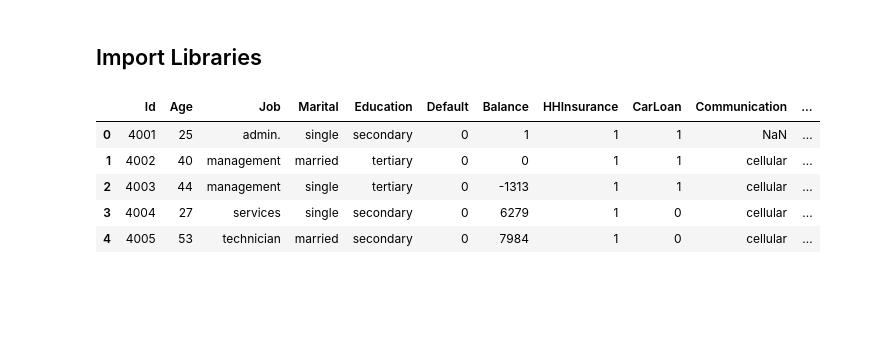
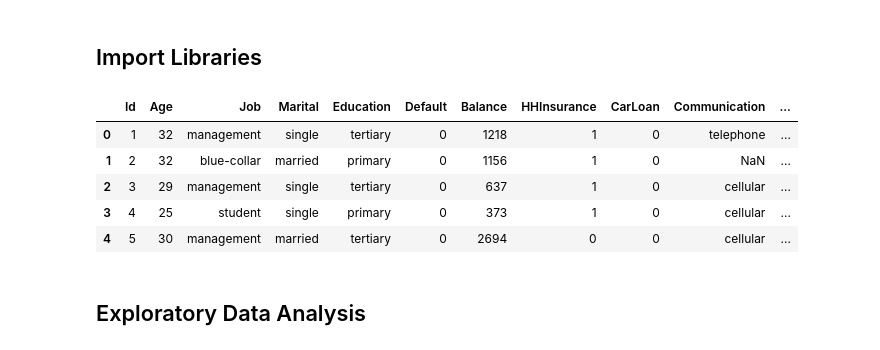
Before and after one commit to mohamed-ahshik/machine_learning, a Jupyter notebook: car_insurance_cold_call_end_to_end/eda.ipynb, the cells around one changed output. Cells and saved outputs as stored; diff of their text form; code cells hidden in the pictures; blank space fills up the shorter version.

```diff
--- a/car_insurance_cold_call_end_to_end/eda.ipynb
+++ b/car_insurance_cold_call_end_to_end/eda.ipynb
@@ -6,13 +9,15 @@ import numpy as np
 # %%
-data_path = r'C:\Users\moham\Documents\GitHub\machine_learning\car_insurance_cold_call_end_to_end\dataset\carInsurance_test.csv'
+data_path = r'C:\Users\moham\Documents\GitHub\machine_learning\car_insurance_cold_call_end_to_end\dataset\carInsurance_train.csv'
 # %%
-data = pd.read_csv(data_path)
+call_insurance_df = pd.read_csv(data_path)
 # %%
-data.head()
+call_insurance_df.head()
 # %% [output]
 |  | Id | Age | Job | Marital | Education | Default | Balance | HHInsurance | CarLoan | Communication | ... |
-| 0 | 4001 | 25 | admin. | single | secondary | 0 | 1 | 1 | 1 | NaN | ... |
-| 1 | 4002 | 40 | management | married | tertiary | 0 | 0 | 1 | 1 | cellular | ... |
-| 2 | 4003 | 44 | management | single | tertiary | 0 | -1313 | 1 | 1 | cellular | ... |
-| 3 | 4004 | 27 | services | single | secondary | 0 | 6279 | 1 | 0 | cellular | ... |
-| 4 | 4005 | 53 | technician | married | secondary | 0 | 7984 | 1 | 0 | cellular | ... |
+| 0 | 1 | 32 | management | single | tertiary | 0 | 1218 | 1 | 0 | telephone | ... |
+| 1 | 2 | 32 | blue-collar | married | primary | 0 | 1156 | 1 | 0 | NaN | ... |
+| 2 | 3 | 29 | management | single | tertiary | 0 | 637 | 1 | 0 | cellular | ... |
+| 3 | 4 | 25 | student | single | primary | 0 | 373 | 1 | 0 | cellular | ... |
+| 4 | 5 | 30 | management | married | tertiary | 0 | 2694 | 0 | 0 | cellular | ... |
+# %% [markdown]
+## Exploratory Data Analysis
```
Also changed, not shown: parts of 30 cells of this notebook, 1 other file.
